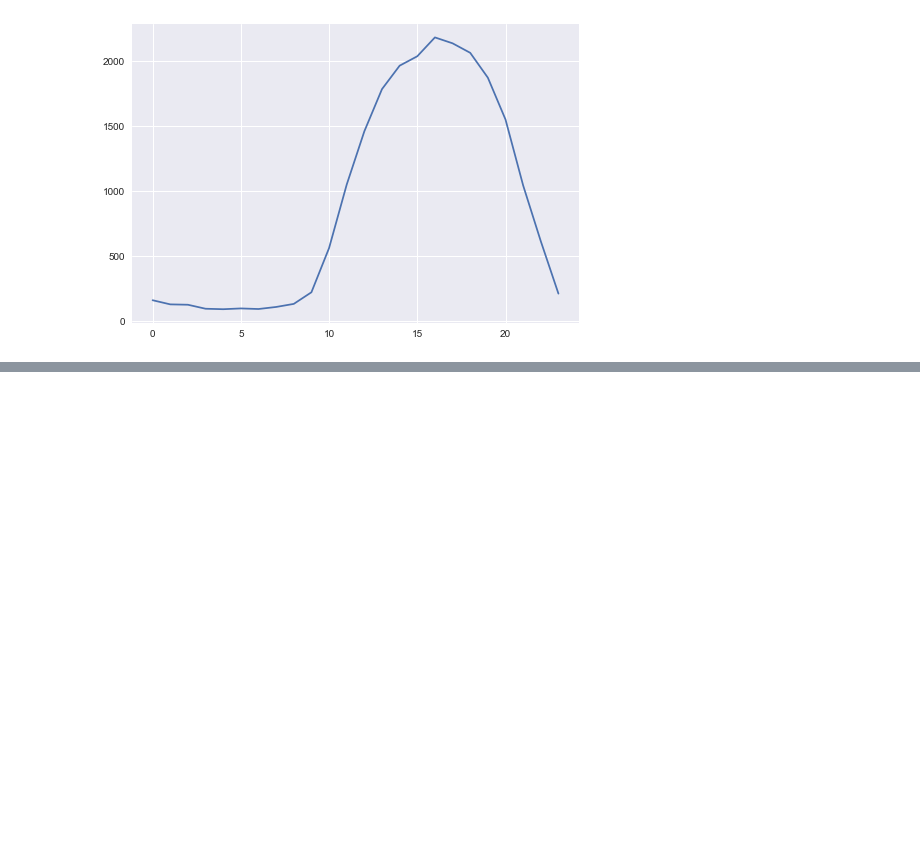
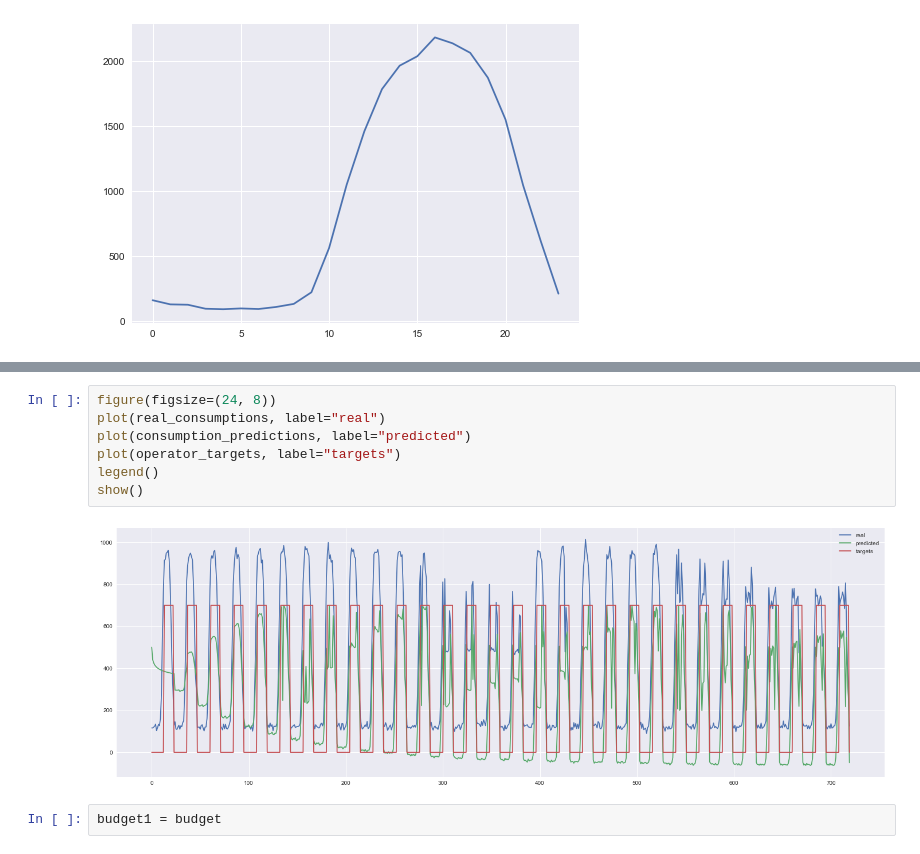
Before and after one commit to aksholokhov/bachelor_thesis, a Jupyter notebook: experiments/ThesisVersion.ipynb, the cells around one changed output, grey strips where cells are left out. Drawn from its saved outputs; the diff is of its cells as text; blank space fills up the shorter version.

```diff
--- a/experiments/ThesisVersion.ipynb
+++ b/experiments/ThesisVersion.ipynb
@@ -203,0 +255,11 @@ plot([generation_price(t)*real_consumptions[t] for t in range(24)])
+# %%
+figure(figsize=(24, 8))
+plot(real_consumptions, label="real")
+plot(consumption_predictions, label="predicted")
+plot(operator_targets, label="targets")
+legend()
+show()
+# %% [output]
+[figure, added]
+# %%
+budget1 = budget
```
Also changed, not shown: parts of 21 cells of this notebook, 1 other file.
